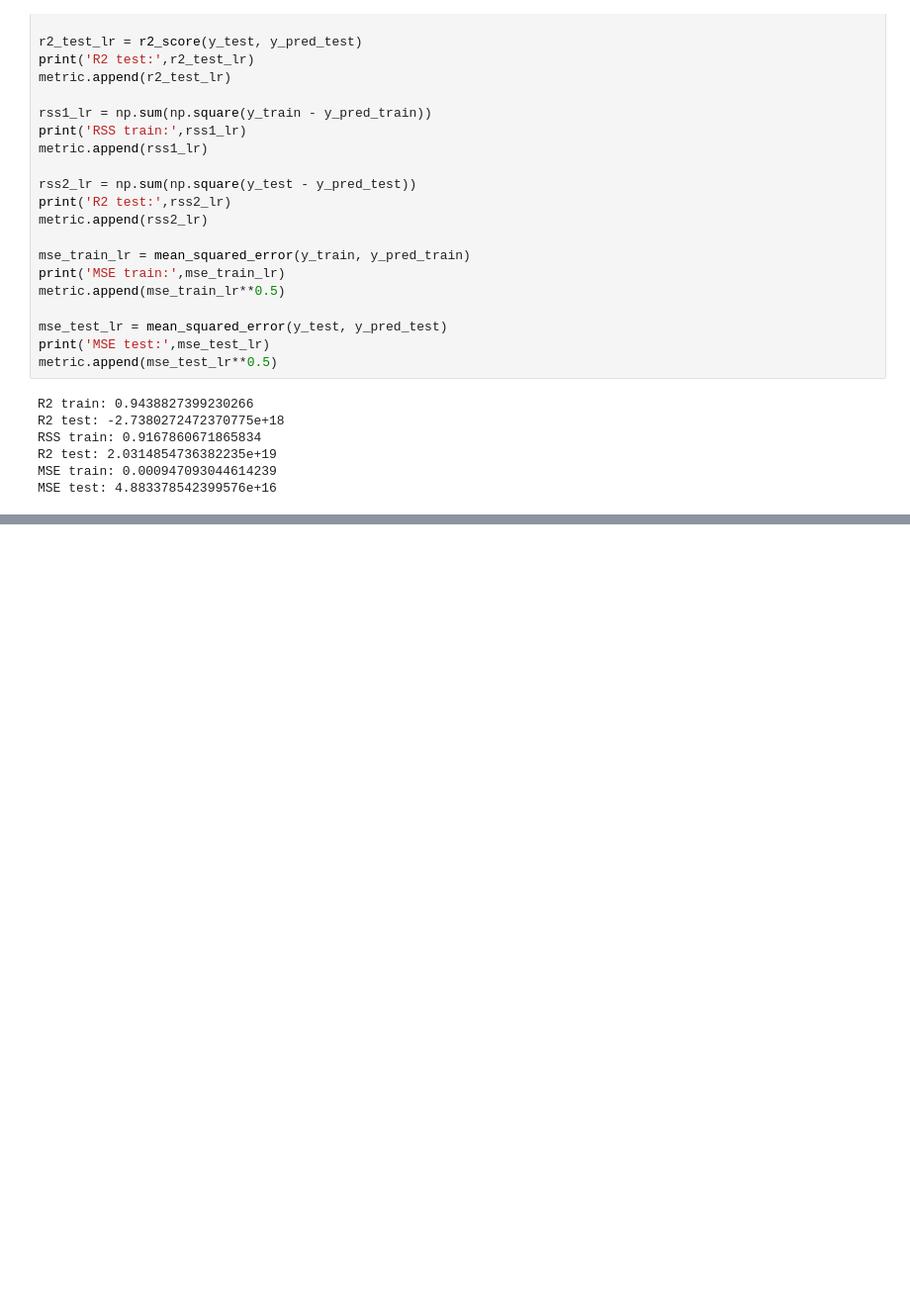
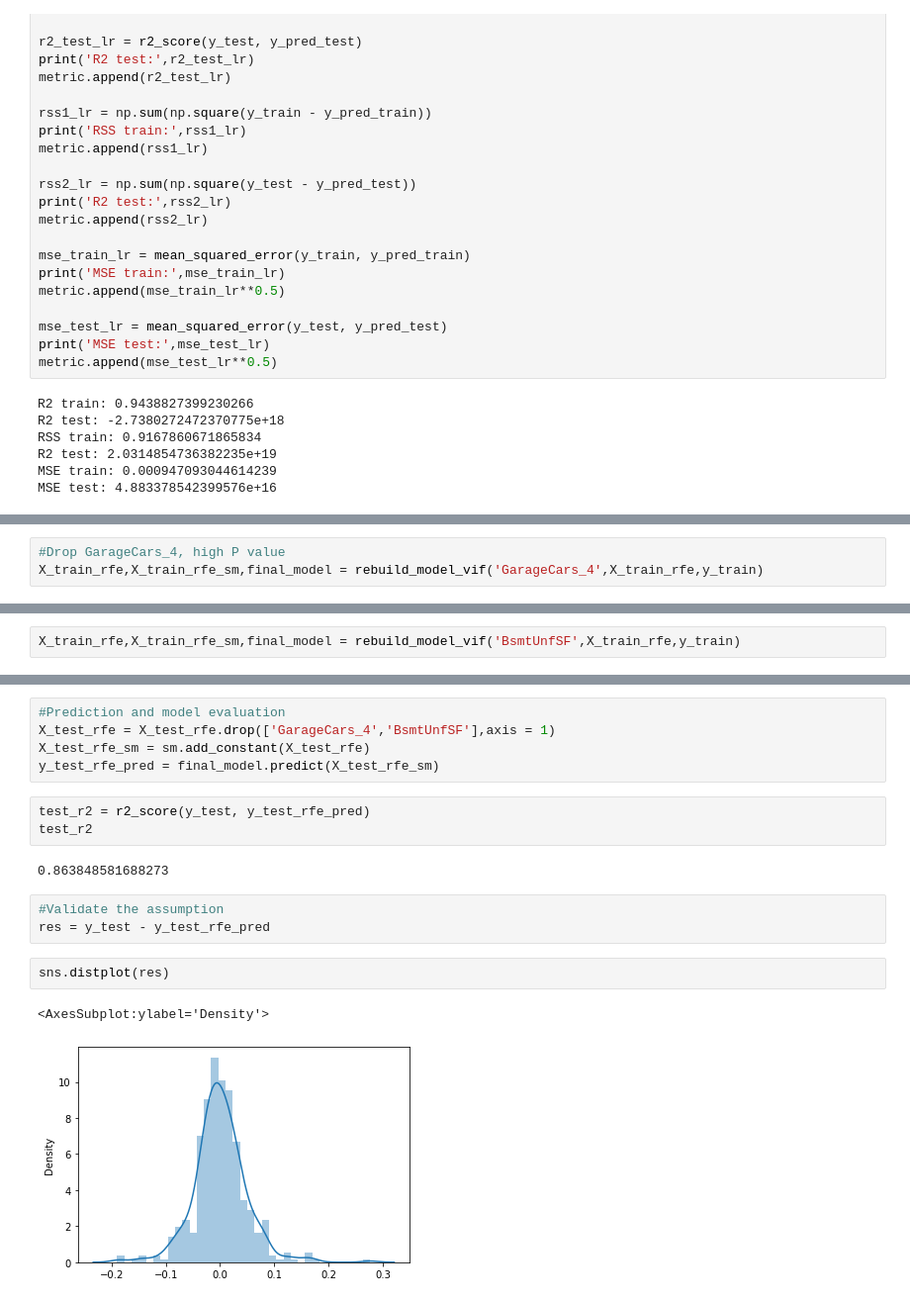
Before and after one commit to gautamjoshi1984/Advanced_Regression_Assignment, a Jupyter notebook: Advanced_Regression.ipynb, the cells around one changed output, grey strips where cells are left out. Shown at 99% size. Saved outputs shown, nothing was run; the diff lists cells and outputs as text; blank space fills up the shorter version.

```diff
--- a/Advanced_Regression.ipynb
+++ b/Advanced_Regression.ipynb
@@ -975,0 +797,3 @@ PropertyAge             -1.214829e-01 -0.056825 -0.089419
+# %%
+#Drop GarageCars_4, high P value
+X_train_rfe,X_train_rfe_sm,final_model = rebuild_model_vif('GarageCars_4',X_train_rfe,y_train)
@@ -975,0 +818,2 @@ PropertyAge             -1.214829e-01 -0.056825 -0.089419
+# %%
+X_train_rfe,X_train_rfe_sm,final_model = rebuild_model_vif('BsmtUnfSF',X_train_rfe,y_train)
@@ -975,0 +838,18 @@ PropertyAge             -1.214829e-01 -0.056825 -0.089419
+# %%
+#Prediction and model evaluation
+X_test_rfe = X_test_rfe.drop(['GarageCars_4','BsmtUnfSF'],axis = 1)
+X_test_rfe_sm = sm.add_constant(X_test_rfe)
+y_test_rfe_pred = final_model.predict(X_test_rfe_sm)
+# %%
+test_r2 = r2_score(y_test, y_test_rfe_pred)
+test_r2
+# %% [output]
+0.863848581688273
+# %%
+#Validate the assumption
+res = y_test - y_test_rfe_pred
+# %%
+sns.distplot(res)
+# %% [output]
+<AxesSubplot:ylabel='Density'>
+[figure, added]
```
Also changed, not shown: parts of 114 cells of this notebook.
